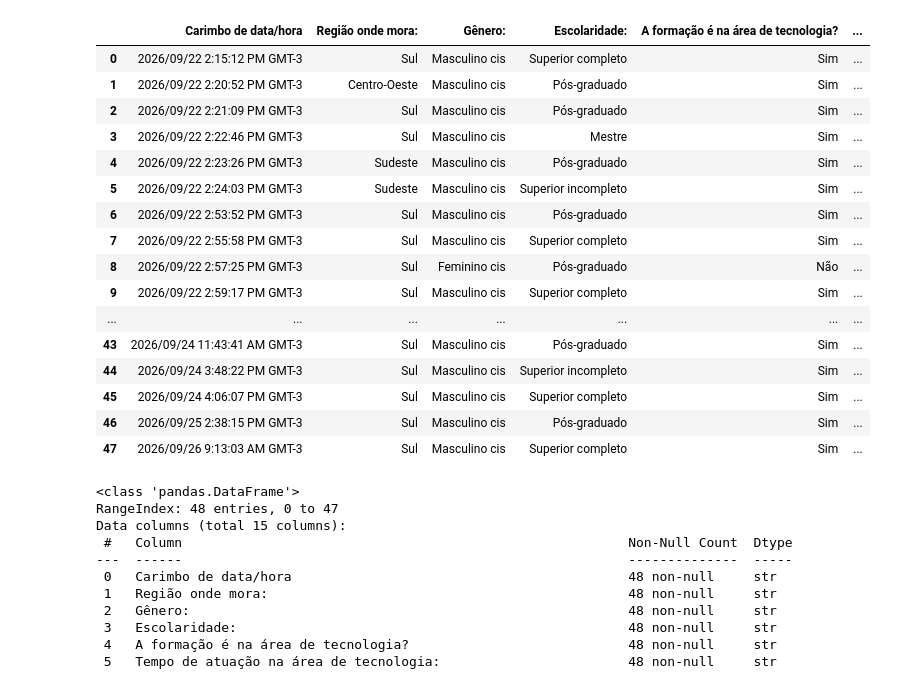
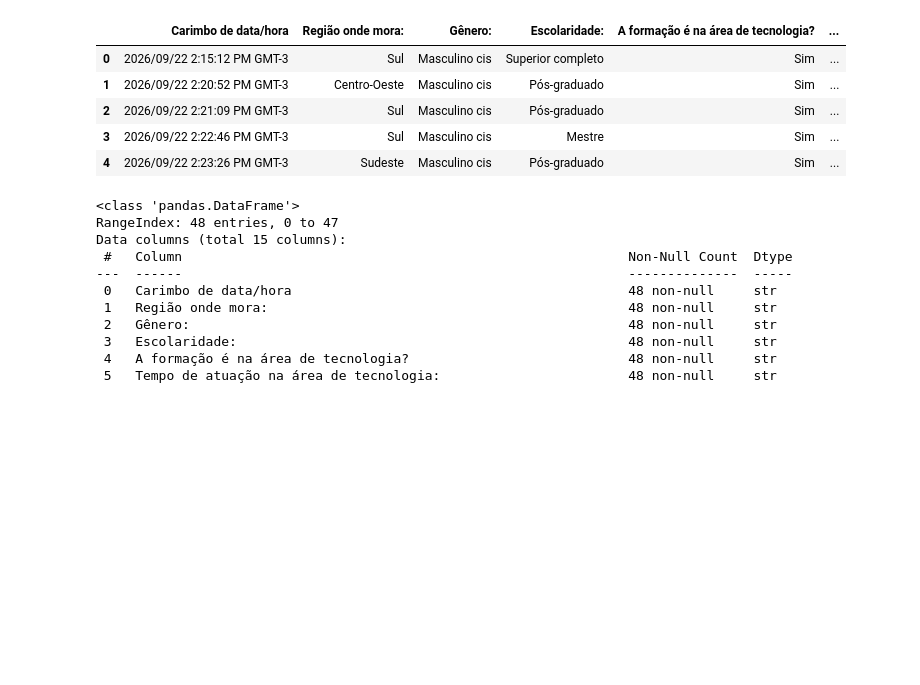
Before and after one commit to FelipeBarretoLima/Projeto-Pesquisa-TI, a Jupyter notebook: pesquisa_ti/analise.ipynb, the cells around one changed output. Cells and saved outputs as stored; diff of their text form; code cells hidden in the pictures; blank space fills up the shorter version.

```diff
--- a/pesquisa_ti/analise.ipynb
+++ b/pesquisa_ti/analise.ipynb
@@ -5,25 +5,14 @@ import matplotlib.pyplot as plt
 import numpy as np
 # %%
 df = pd.read_csv("dados.csv")
-df
+df.head()
 # %% [output]
 |  | Carimbo de data/hora | Região onde mora: | Gênero: | Escolaridade: | A formação é na área de tecnologia? | ... |
 | 0 | 2026/09/22 2:15:12 PM GMT-3 | Sul | Masculino cis | Superior completo | Sim | ... |
 | 1 | 2026/09/22 2:20:52 PM GMT-3 | Centro-Oeste | Masculino cis | Pós-graduado | Sim | ... |
 | 2 | 2026/09/22 2:21:09 PM GMT-3 | Sul | Masculino cis | Pós-graduado | Sim | ... |
 | 3 | 2026/09/22 2:22:46 PM GMT-3 | Sul | Masculino cis | Mestre | Sim | ... |
 | 4 | 2026/09/22 2:23:26 PM GMT-3 | Sudeste | Masculino cis | Pós-graduado | Sim | ... |
-| 5 | 2026/09/22 2:24:03 PM GMT-3 | Sudeste | Masculino cis | Superior incompleto | Sim | ... |
-| 6 | 2026/09/22 2:53:52 PM GMT-3 | Sul | Masculino cis | Pós-graduado | Sim | ... |
-| 7 | 2026/09/22 2:55:58 PM GMT-3 | Sul | Masculino cis | Superior completo | Sim | ... |
-| 8 | 2026/09/22 2:57:25 PM GMT-3 | Sul | Feminino cis | Pós-graduado | Não | ... |
-| 9 | 2026/09/22 2:59:17 PM GMT-3 | Sul | Masculino cis | Superior completo | Sim | ... |
-| ... | ... | ... | ... | ... | ... | ... |
-| 43 | 2026/09/24 11:43:41 AM GMT-3 | Sul | Masculino cis | Pós-graduado | Sim | ... |
-| 44 | 2026/09/24 3:48:22 PM GMT-3 | Sul | Masculino cis | Superior incompleto | Sim | ... |
-| 45 | 2026/09/24 4:06:07 PM GMT-3 | Sul | Masculino cis | Superior completo | Sim | ... |
-| 46 | 2026/09/25 2:38:15 PM GMT-3 | Sul | Masculino cis | Pós-graduado | Sim | ... |
-| 47 | 2026/09/26 9:13:03 AM GMT-3 | Sul | Masculino cis | Superior completo | Sim | ... |
 # %%
 df.info()
 # %% [output]
```
Also changed, not shown: parts of 1 cell of this notebook.
